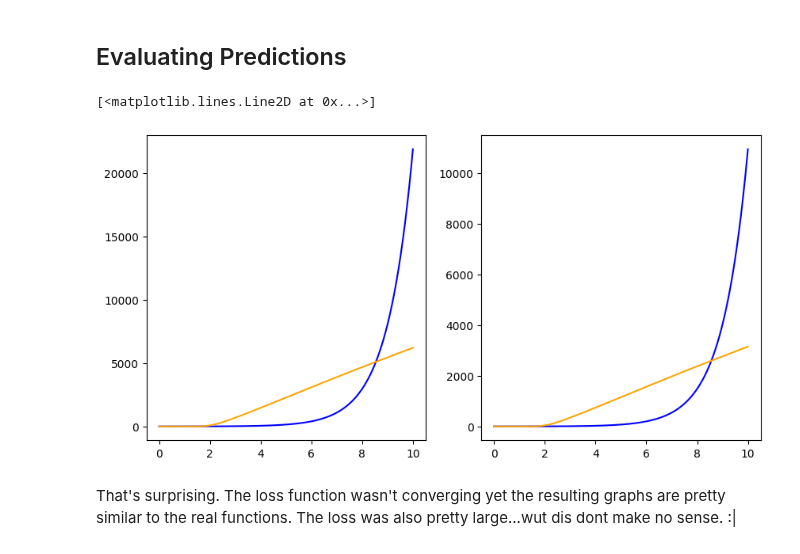
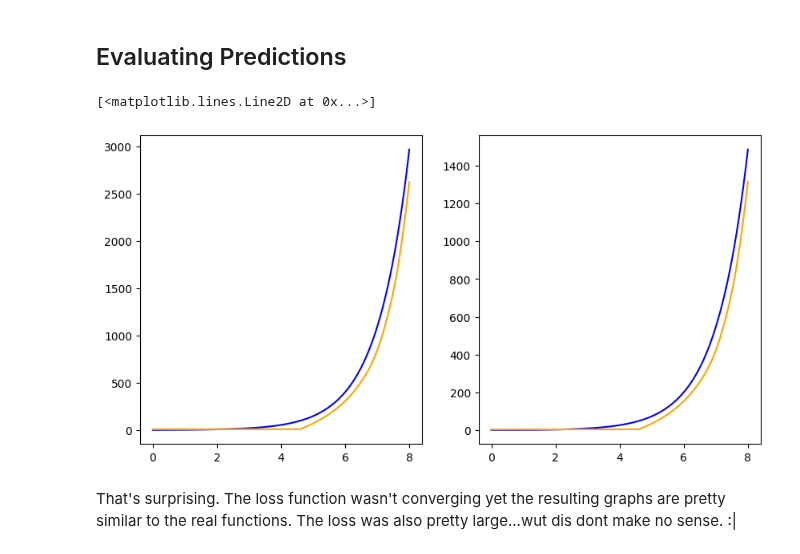
Before and after one commit to Fox-King777/ODE_System_Solver, a Jupyter notebook: SolvingSystemODE.ipynb, the cells around one changed output. Saved outputs shown, nothing was run; the diff lists cells and outputs as text; code cells hidden in the pictures.

```diff
--- a/SolvingSystemODE.ipynb
+++ b/SolvingSystemODE.ipynb
@@ -66,12 +66,12 @@ class Dataset(data.Dataset):
 
     def __init__(self, init, end, n, initial_condition):
         self.n = n
-        self.x = torch.linspace(init, end, self.n).to("cuda")
-        self.y = initial_condition.unsqueeze(0).to("cuda")
+        self.x = torch.linspace(init, end, self.n)
+        self.y = initial_condition.unsqueeze(0)
 
         dx = (end - init) / self.n
         for i in range(self.n - 1):
-            dy = torch.Tensor([self.y[-1][0], self.y[-1][0] - self.y[-1][1]]) * dx
+            dy = (torch.Tensor([self.y[-1][0], self.y[-1][0] - self.y[-1][1]]) * dx)
             new_y = self.y[-1] + dy
             self.y = torch.cat((self.y, new_y.unsqueeze(0)), 0)
 
@@ -80,13 +80,13 @@ class Dataset(data.Dataset):
         return self.n
 
     def __getitem__(self, idx):
-        x = self.x[idx, np.newaxis].to("cuda")
-        y = self.y[idx].to("cuda")
+        x = self.x[idx, np.newaxis]
+        y = self.y[idx]
 
         return torch.Tensor(x).to("cuda"), torch.Tensor(y).to("cuda")
 # %%
 initial_condition = torch.Tensor([1, 2])
-train = Dataset(0, 10, 10000, initial_condition)
+train = Dataset(0, 8, 10000, initial_condition)
 # %% [markdown]
 Real solution from solving it analytically
 # %%
@@ -118,11 +118,16 @@ print(torch.version.cuda)
 11.8
 # %%
 from lightning.pytorch.callbacks.early_stopping import EarlyStopping
+import timeit
 
-early_stop_callback = EarlyStopping(monitor="train_loss", min_delta=0.00, patience=10000, verbose=False, mode="min", stopping_threshold=900)
+start_time = timeit.default_timer()
+
+early_stop_callback = EarlyStopping(monitor="train_loss", min_delta=0.00, patience=10000, verbose=False, mode="min", stopping_threshold=0.1)
 trainer = L.Trainer(accelerator="cuda", logger=False, max_epochs=10000, callbacks=[early_stop_callback])
 learner = Learner()
 trainer.fit(learner, data.DataLoader(train, batch_size=100))
+
+print("Time Elapse: ",timeit.default_timer() - start_time)
 # %% [output]
 GPU available: True (cuda), used: True
 TPU available: False, using: 0 TPU cores
@@ -142,19 +151,18 @@ LOCAL_RANK: 0 - CUDA_VISIBLE_DEVICES: [0]
 ## Evaluating Predictions
 # %%
 y_hat = learner.model.forward(train.x.view(10000, 1).to("cuda"))
-y_hat = y_hat.detach().cpu()
 # %%
 fig = plt.figure(figsize=(10,5))
 ax_y1 = fig.add_subplot(121)
 ax_y1.plot(train.x[:], train.y[:, 0], color='blue')
-ax_y1.plot(train.x[:], y_hat[:, 0], color='orange')
+ax_y1.plot(train.x[:], y_hat[:, 0].cpu().detach().numpy(), color='orange')
 
 ax_y2 = fig.add_subplot(122)
 ax_y2.plot(train.x[:], train.y[:, 1], color='blue')
-ax_y2.plot(train.x[:], y_hat[:, 1], color='orange')
+ax_y2.plot(train.x[:], y_hat[:, 1].cpu().detach().numpy(), color='orange')
 # %% [output]
 [<matplotlib.lines.Line2D at 0x...>]
-[figure, old version]
+[figure, new version]
 # %% [markdown]
 That's surprising. The loss function wasn't converging yet the resulting graphs are pretty similar to the real functions. The loss was also pretty large...wut dis dont make no sense. :|
 # %%
```
Also changed, not shown: parts of 4 cells of this notebook.
